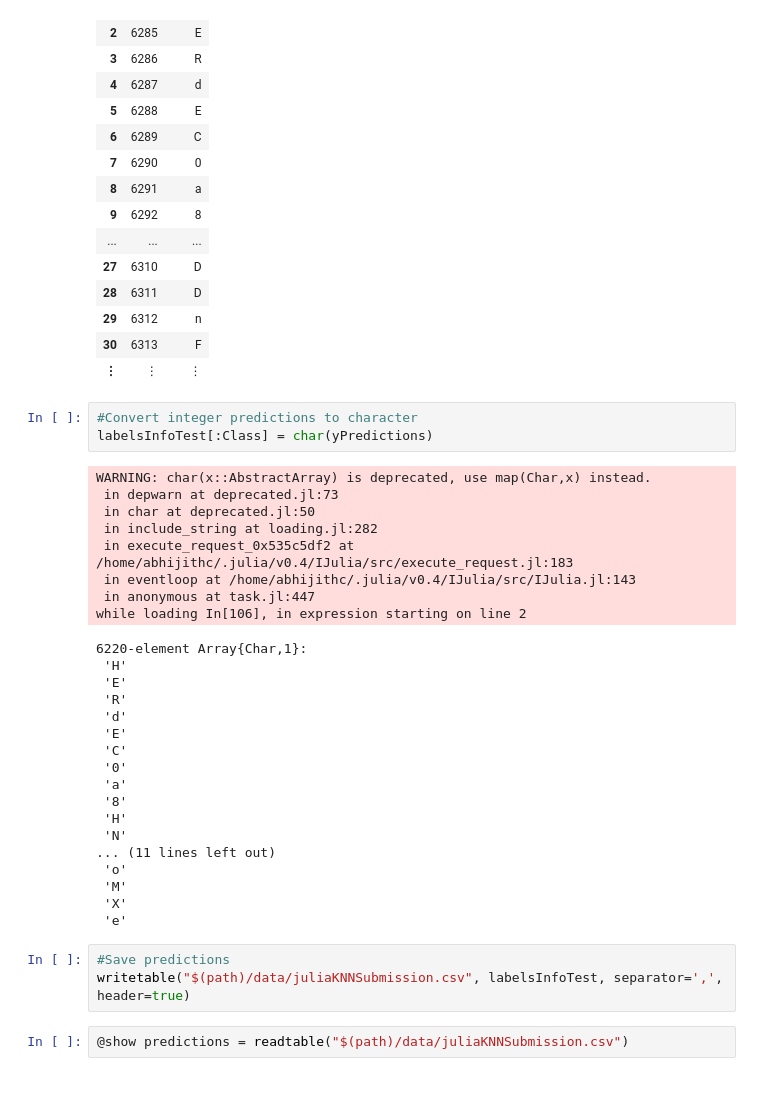
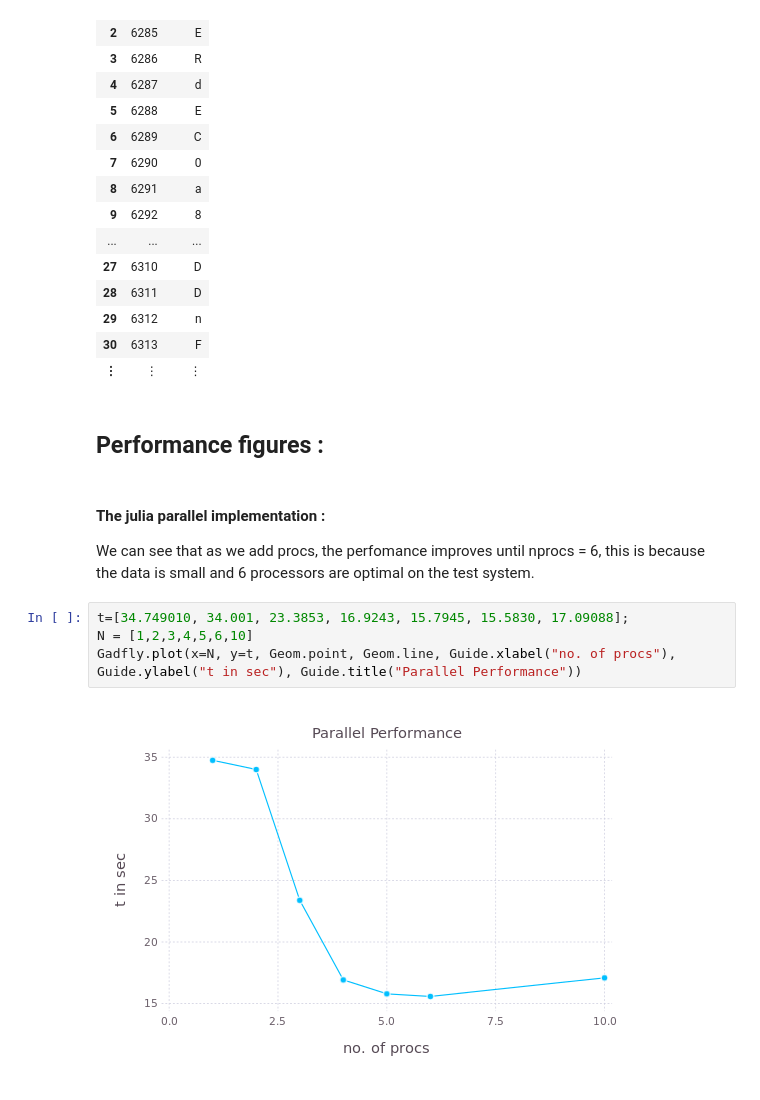
Before and after one commit to abhijithch/MLDemos.jl, a Jupyter notebook: demos/kNN.ipynb, the cells around one changed output. Saved outputs shown, nothing was run; the diff lists cells and outputs as text.

```diff
--- a/demos/kNN.ipynb
+++ b/demos/kNN.ipynb
@@ -176,37 +188,15 @@ labelsInfoTest
 | 29 | 6312 | n |
 | 30 | 6313 | F |
 | ⋮ | ⋮ | ⋮ |
-# %%
-#Convert integer predictions to character
-labelsInfoTest[:Class] = char(yPredictions)
-# %% [output]
-WARNING: char(x::AbstractArray) is deprecated, use map(Char,x) instead.
- in depwarn at deprecated.jl:73
- in char at deprecated.jl:50
- in include_string at loading.jl:282
- in execute_request_0x535c5df2 at /home/abhijithc/.julia/v0.4/IJulia/src/execute_request.jl:183
- in eventloop at /home/abhijithc/.julia/v0.4/IJulia/src/IJulia.jl:143
- in anonymous at task.jl:447
-while loading In[106], in expression starting on line 2
-6220-element Array{Char,1}:
- 'H'
- 'E'
- 'R'
- 'd'
- 'E'
- 'C'
- '0'
- 'a'
- '8'
- 'H'
- 'N'
-... (11 lines left out)
- 'o'
- 'M'
- 'X'
- 'e'
-# %%
-#Save predictions
-writetable("$(path)/data/juliaKNNSubmission.csv", labelsInfoTest, separator=',', header=true)
-# %%
-@show predictions = readtable("$(path)/data/juliaKNNSubmission.csv")
+# %% [markdown]
+## Performance figures :
+# %% [markdown]
+#### The julia parallel implementation :
+
+We can see that as we add procs, the perfomance improves until nprocs = 6, this is because the data is small and 6 processors are optimal on the test system.
+# %%
+t=[34.749010, 34.001, 23.3853, 16.9243, 15.7945, 15.5830, 17.09088];
+N = [1,2,3,4,5,6,10]
+Gadfly.plot(x=N, y=t, Geom.point, Geom.line, Guide.xlabel("no. of procs"), Guide.ylabel("t in sec"), Guide.title("Parallel Performance"))
+# %% [output]
+[figure, added]
```
Also changed, not shown: parts of 33 cells of this notebook, 4 other files.
